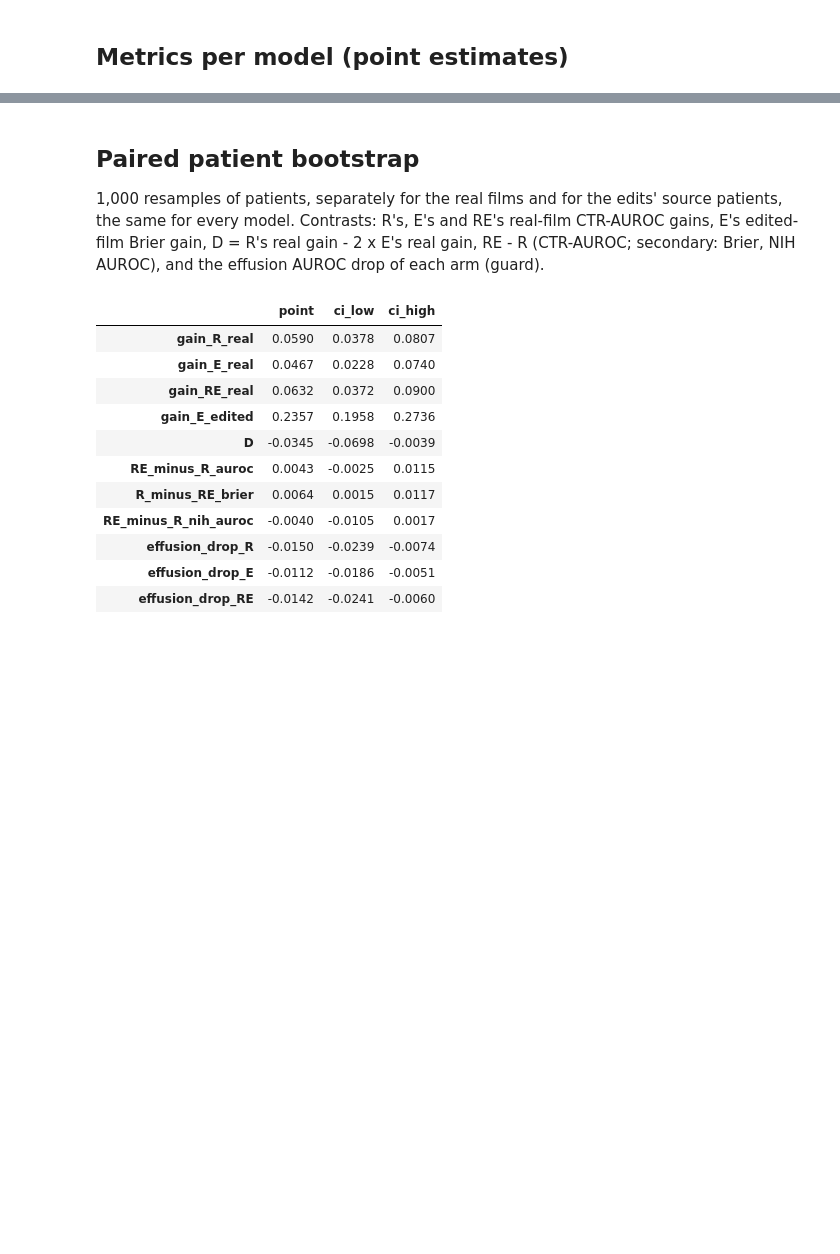
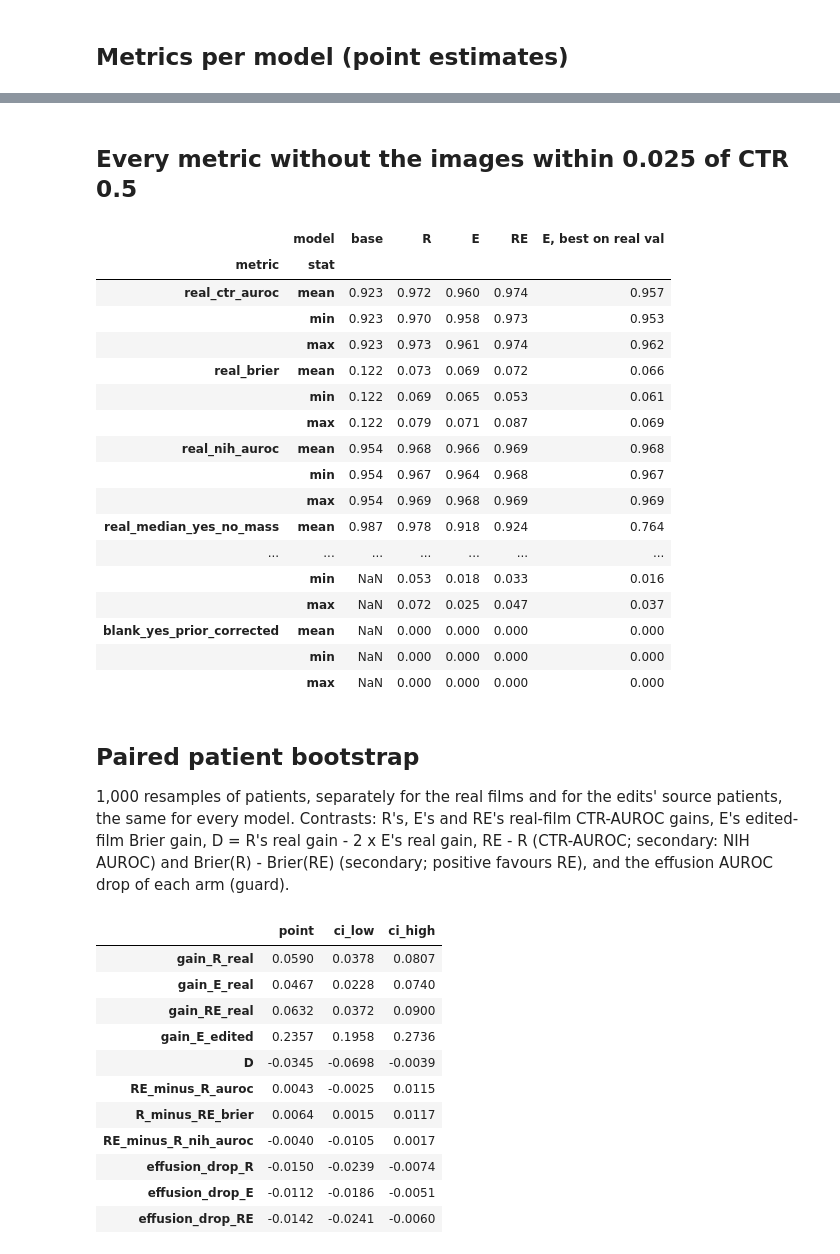
Before and after one commit to m871-akram/cxr-grounding, a Jupyter notebook: notebooks/05_h3_eval.ipynb, the cells around one changed output, grey strips where cells are left out. Saved outputs shown, nothing was run; the diff lists cells and outputs as text; code cells hidden in the pictures; blank space fills up the shorter version.

```diff
--- a/notebooks/05_h3_eval.ipynb
+++ b/notebooks/05_h3_eval.ipynb
@@ -216,10 +255,34 @@ prior correction: pi = 0.210 (real films, also used for blanks), 0.411 (edits an
+# %% [markdown]
+## Every metric without the images within 0.025 of CTR 0.5
+# %%
+with pd.option_context("display.max_rows", None, "display.max_columns", None):
+    display(arms_without_margin.round(3))
+# %% [output]
+|  | model | base | R | E | RE | E, best on real val |
+| metric | stat |  |  |  |  |  |
+| real_ctr_auroc | mean | 0.923 | 0.972 | 0.960 | 0.974 | 0.957 |
+|  | min | 0.923 | 0.970 | 0.958 | 0.973 | 0.953 |
+|  | max | 0.923 | 0.973 | 0.961 | 0.974 | 0.962 |
+| real_brier | mean | 0.122 | 0.073 | 0.069 | 0.072 | 0.066 |
+|  | min | 0.122 | 0.069 | 0.065 | 0.053 | 0.061 |
+|  | max | 0.122 | 0.079 | 0.071 | 0.087 | 0.069 |
+| real_nih_auroc | mean | 0.954 | 0.968 | 0.966 | 0.969 | 0.968 |
+|  | min | 0.954 | 0.967 | 0.964 | 0.968 | 0.967 |
+|  | max | 0.954 | 0.969 | 0.968 | 0.969 | 0.969 |
+| real_median_yes_no_mass | mean | 0.987 | 0.978 | 0.918 | 0.924 | 0.764 |
+| ... | ... | ... | ... | ... | ... | ... |
+|  | min | NaN | 0.053 | 0.018 | 0.033 | 0.016 |
+|  | max | NaN | 0.072 | 0.025 | 0.047 | 0.037 |
+| blank_yes_prior_corrected | mean | NaN | 0.000 | 0.000 | 0.000 | 0.000 |
+|  | min | NaN | 0.000 | 0.000 | 0.000 | 0.000 |
+|  | max | NaN | 0.000 | 0.000 | 0.000 | 0.000 |
 # %% [markdown]
 ## Paired patient bootstrap
 
 1,000 resamples of patients, separately for the real films and for the edits' source patients, the
 same for every model. Contrasts: R's, E's and RE's real-film CTR-AUROC gains, E's edited-film Brier
-gain, D = R's real gain - 2 x E's real gain, RE - R (CTR-AUROC; secondary: Brier, NIH AUROC), and
-the effusion AUROC drop of each arm (guard).
+gain, D = R's real gain - 2 x E's real gain, RE - R (CTR-AUROC; secondary: NIH AUROC) and Brier(R) -
+Brier(RE) (secondary; positive favours RE), and the effusion AUROC drop of each arm (guard).
 # %%
 rng = np.random.default_rng(0)
 real_pat = base.loc[real_idx, "patient_id"].to_numpy()
```
Also changed, not shown: parts of 6 cells of this notebook, 11 other files.
